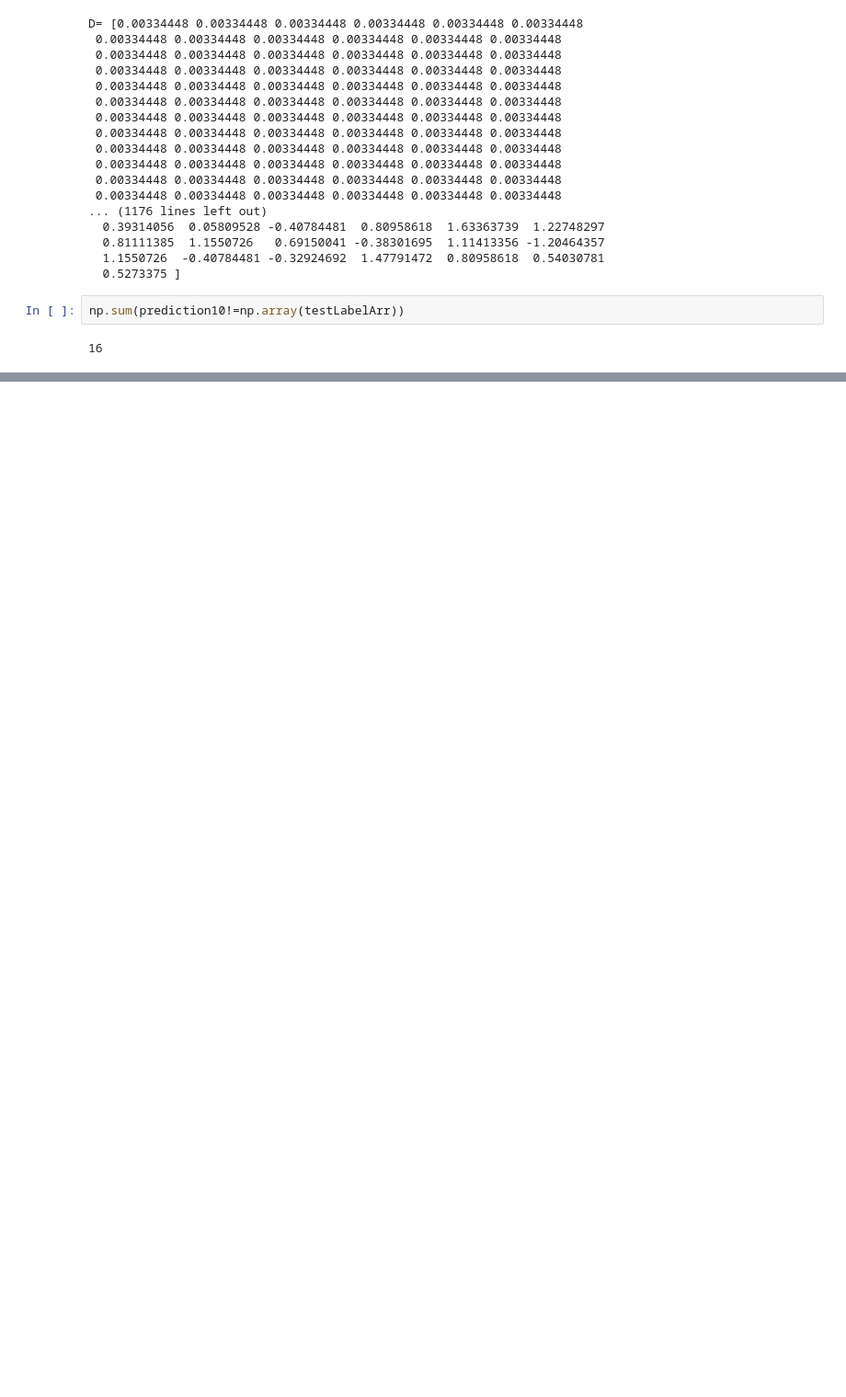
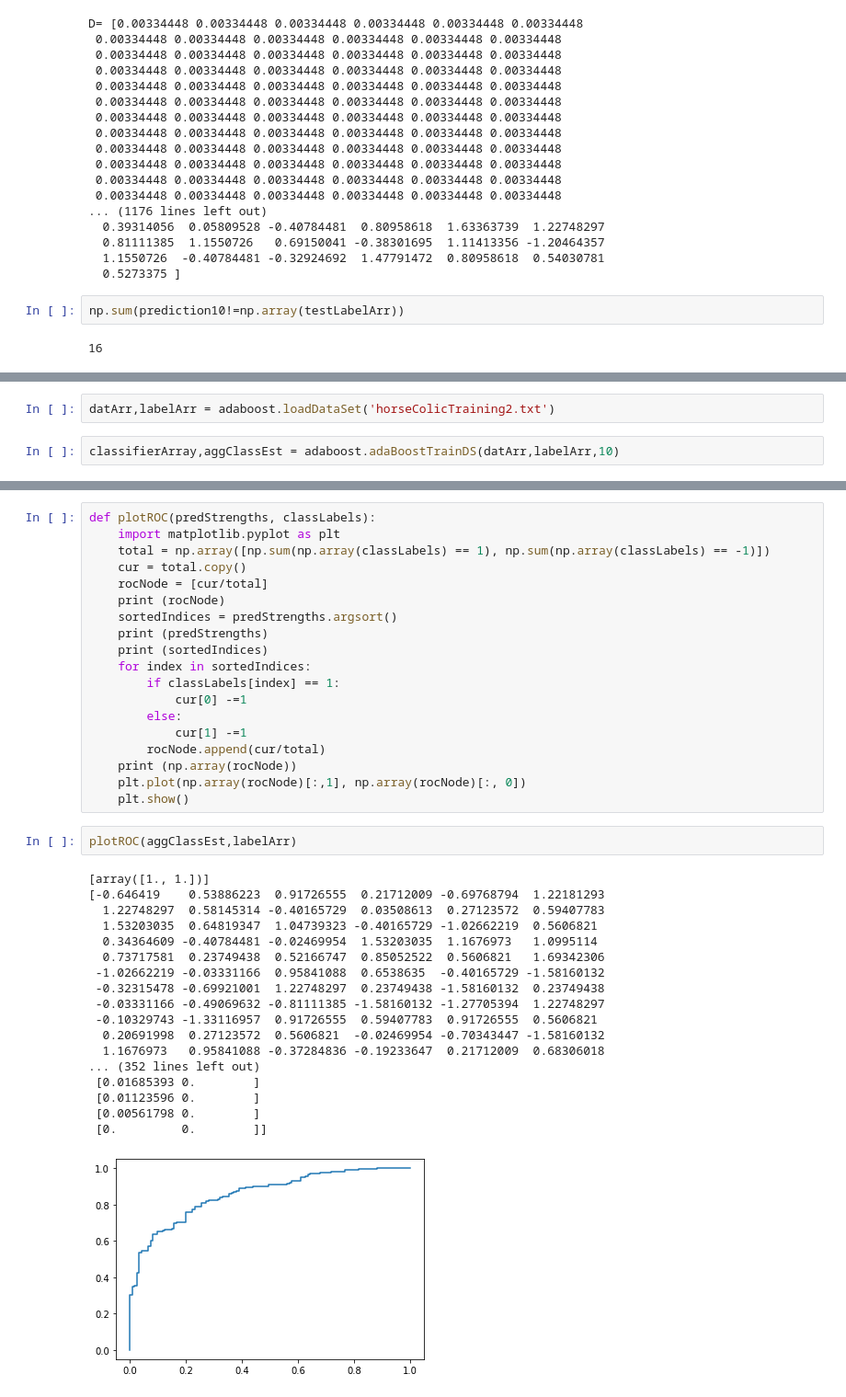
Before and after one commit to windmissing/MachineLearningInAction, a Jupyter notebook: Chapter7/Chapter7.ipynb, the cells around one changed output, grey strips where cells are left out. Shown at 92% size. Drawn from its saved outputs; the diff is of its cells as text; blank space fills up the shorter version.

```diff
--- a/Chapter7/Chapter7.ipynb
+++ b/Chapter7/Chapter7.ipynb
@@ -96,0 +104,4 @@ np.sum(prediction10!=np.array(testLabelArr))
+# %%
+datArr,labelArr = adaboost.loadDataSet('horseColicTraining2.txt')
+# %%
+classifierArray,aggClassEst = adaboost.adaBoostTrainDS(datArr,labelArr,10)
@@ -96,0 +126,40 @@ np.sum(prediction10!=np.array(testLabelArr))
+# %%
+def plotROC(predStrengths, classLabels):
+    import matplotlib.pyplot as plt
+    total = np.array([np.sum(np.array(classLabels) == 1), np.sum(np.array(classLabels) == -1)])
+    cur = total.copy()
+    rocNode = [cur/total]
+    print (rocNode)
+    sortedIndices = predStrengths.argsort()
+    print (predStrengths)
+    print (sortedIndices)
+    for index in sortedIndices:
+        if classLabels[index] == 1:
+            cur[0] -=1
+        else:
+            cur[1] -=1
+        rocNode.append(cur/total)
+    print (np.array(rocNode))
+    plt.plot(np.array(rocNode)[:,1], np.array(rocNode)[:, 0])
+    plt.show()
+# %%
+plotROC(aggClassEst,labelArr)
+# %% [output]
+[array([1., 1.])]
+[-0.646419    0.53886223  0.91726555  0.21712009 -0.69768794  1.22181293
+  1.22748297  0.58145314 -0.40165729  0.03508613  0.27123572  0.59407783
+  1.53203035  0.64819347  1.04739323 -0.40165729 -1.02662219  0.5606821
+  0.34364609 -0.40784481 -0.02469954  1.53203035  1.1676973   1.0995114
+  0.73717581  0.23749438  0.52166747  0.85052522  0.5606821   1.69342306
+ -1.02662219 -0.03331166  0.95841088  0.6538635  -0.40165729 -1.58160132
+ -0.32315478 -0.69921001  1.22748297  0.23749438 -1.58160132  0.23749438
+ -0.03331166 -0.49069632 -0.81111385 -1.58160132 -1.27705394  1.22748297
+ -0.10329743 -1.33116957  0.91726555  0.59407783  0.91726555  0.5606821
+  0.20691998  0.27123572  0.5606821  -0.02469954 -0.70343447 -1.58160132
+  1.1676973   0.95841088 -0.37284836 -0.19233647  0.21712009  0.68306018
+... (352 lines left out)
+ [0.01685393 0.        ]
+ [0.01123596 0.        ]
+ [0.00561798 0.        ]
+ [0.         0.        ]]
+[figure, added]
```
Also changed, not shown: parts of 5 cells of this notebook, 7 other files.
